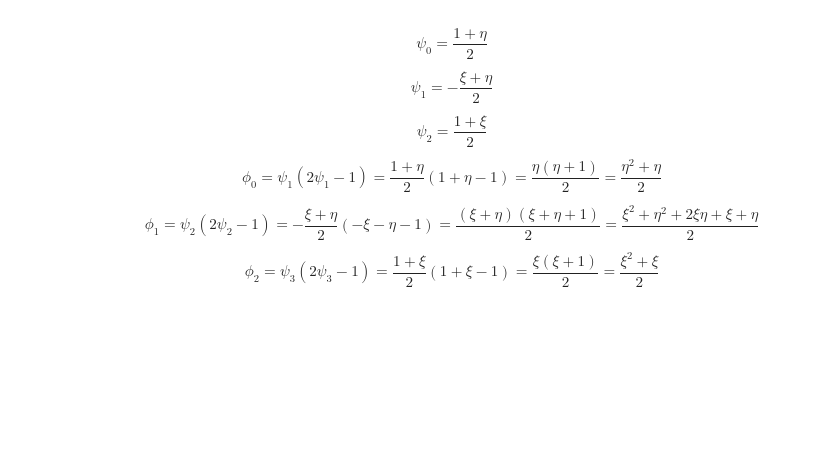
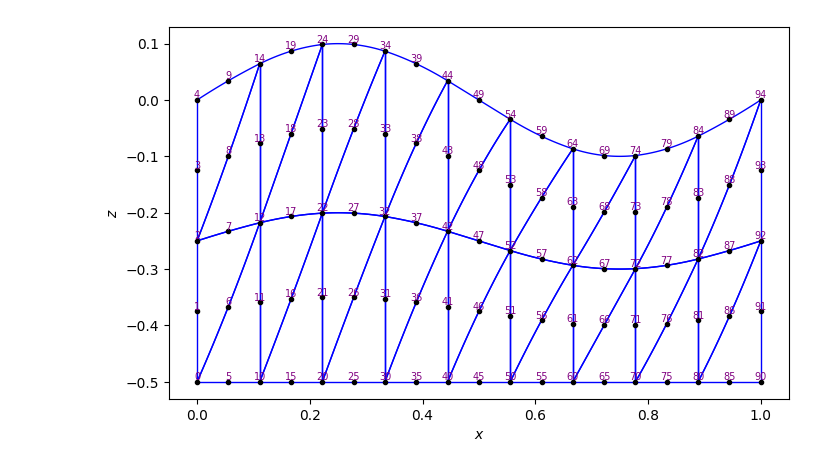
Before and after one commit to Nazym-MU/fluid-simulation, a Jupyter notebook: mesh_maker.ipynb, the cells around one changed output. Cells and saved outputs as stored; diff of their text form; code cells hidden in the pictures; blank space fills up the shorter version.

```diff
--- a/mesh_maker.ipynb
+++ b/mesh_maker.ipynb
@@ -69,5 +0,0 @@ def spine_height(i):
-# %%
-for gn in range(num_global_nodes):
-    col, row = gn // nodes_per_col, gn % nodes_per_col
-    h = spine_height(col)
-    coords[gn] = (col * length / (n_spines - 1), row / (2 * layers) * h)
@@ -108,13 +0,0 @@ plot()
-# %% [markdown]
-
-$$\psi_0 = \frac{1 + \eta}{2}$$
-
-$$\psi_1 = -\frac{\xi + \eta}{2}$$
-
-$$\psi_2 = \frac{1 + \xi}{2}$$
-
-$$\phi_0 = \psi_1(2\psi_1 - 1) = \frac{1 + \eta}{2}(1 + \eta - 1) = \frac{\eta(\eta + 1)}{2} = \frac{\eta^2 + \eta}{2}$$
-
-$$\phi_1 = \psi_2(2\psi_2 - 1) = -\frac{\xi + \eta}{2}(-\xi - \eta - 1) = \frac{(\xi + \eta)(\xi + \eta + 1)}{2} = \frac{\xi^2 + \eta^2 + 2\xi\eta + \xi + \eta}{2}$$
-
-$$\phi_2 = \psi_3(2\psi_3 - 1) = \frac{1 + \xi}{2}(1 + \xi - 1) = \frac{\xi(\xi + 1)}{2} = \frac{\xi^2 + \xi}{2}$$
@@ -138,0 +1,30 @@ def shape_functions(xi, zeta):
+# %%
+import numpy as np
+import matplotlib.pyplot as plt
+from constants import make_constants
+from mesh_maker import Mesh
+
+params = make_constants(length=0.1, height=0.05, n_spines=19, layers=2)
+mesh = Mesh(params)
+# %%
+xi = np.linspace(-1, 1, 40)
+phi_l, phi_m, phi_r = xi * (xi - 1) / 2, 1 - xi**2, xi * (xi + 1) / 2
+
+fig, ax = plt.subplots(figsize=(8, 5))
+ax.set_aspect('equal')
+xs, zs = mesh.coords[:, 0], mesh.coords[:, 1]
+
+for nodes in mesh.loc_to_glob:
+    for a, mid, b in [(0, 4, 1), (1, 5, 2), (2, 3, 0)]:
+        l, m, r = nodes[a], nodes[mid], nodes[b]
+        ax.plot(xs[l]*phi_l + xs[m]*phi_m + xs[r]*phi_r,
+                zs[l]*phi_l + zs[m]*phi_m + zs[r]*phi_r, color='b', lw=1)
+
+ax.plot(xs, zs, 'ko', ms=3)
+for gn in range(mesh.num_global_nodes):
+    ax.text(xs[gn], zs[gn], str(gn), fontsize=7, ha='center', va='bottom', color='purple')
+ax.set_xlabel('$x$')
+ax.set_ylabel('$z$')
+plt.show()
+# %% [output]
+[figure, added]
```
Also changed, not shown: parts of 10 cells of this notebook, 2 other files.
